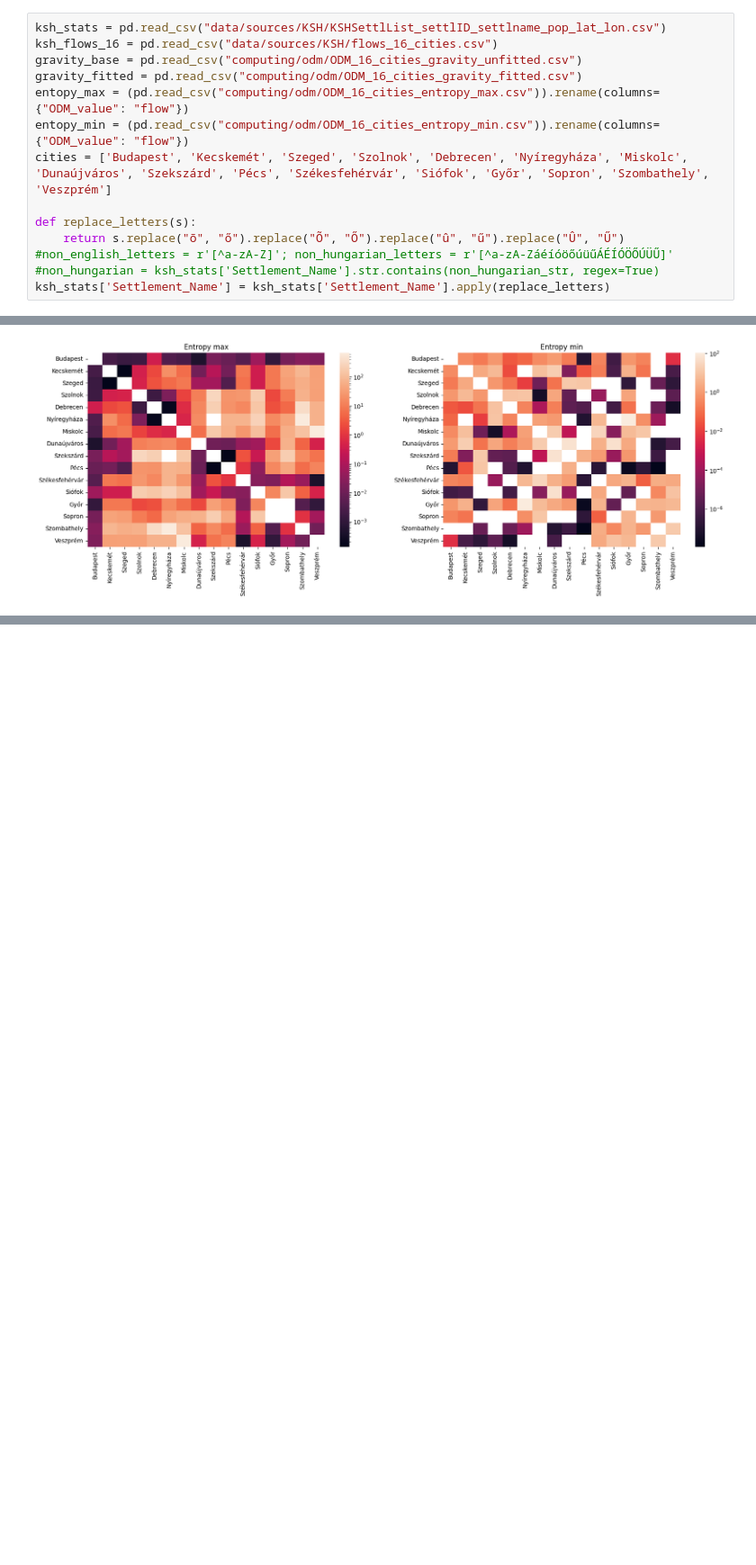
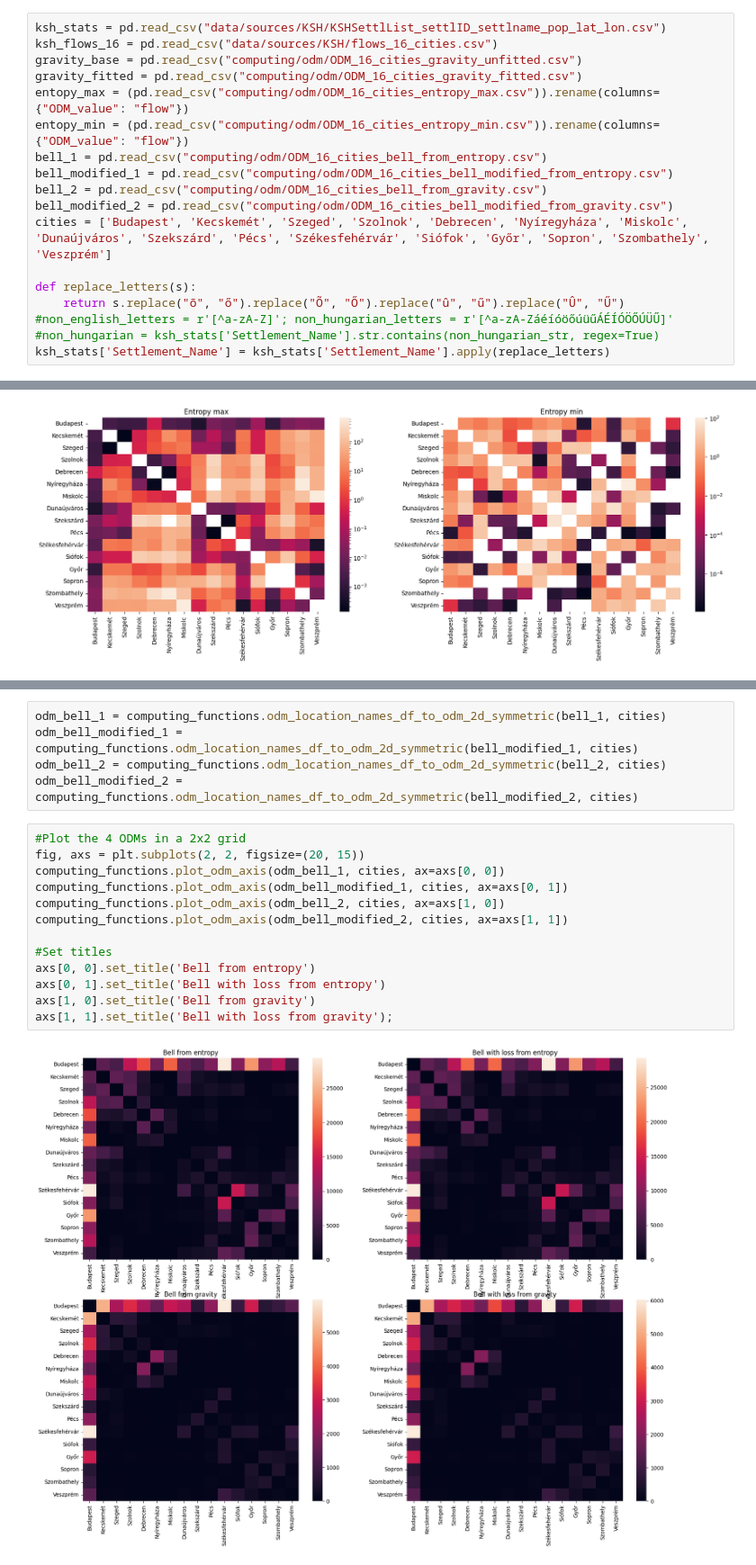
Before and after one commit to me9hanics/origin-destination-matrix-from-traffic, a Jupyter notebook: odm_comparisons.ipynb, the cells around one changed output, grey strips where cells are left out. Shown at 90% size. Drawn from its saved outputs; the diff is of its cells as text; blank space fills up the shorter version.

Commit message:
update comparisons with Bell model

```diff
--- a/odm_comparisons.ipynb
+++ b/odm_comparisons.ipynb
@@ -14,6 +22,10 @@ gravity_base = pd.read_csv("computing/odm/ODM_16_cities_gravity_unfitted.csv")
 gravity_fitted = pd.read_csv("computing/odm/ODM_16_cities_gravity_fitted.csv")
 entopy_max = (pd.read_csv("computing/odm/ODM_16_cities_entropy_max.csv")).rename(columns={"ODM_value": "flow"})
 entopy_min = (pd.read_csv("computing/odm/ODM_16_cities_entropy_min.csv")).rename(columns={"ODM_value": "flow"})
+bell_1 = pd.read_csv("computing/odm/ODM_16_cities_bell_from_entropy.csv")
+bell_modified_1 = pd.read_csv("computing/odm/ODM_16_cities_bell_modified_from_entropy.csv")
+bell_2 = pd.read_csv("computing/odm/ODM_16_cities_bell_from_gravity.csv")
+bell_modified_2 = pd.read_csv("computing/odm/ODM_16_cities_bell_modified_from_gravity.csv")
 cities = ['Budapest', 'Kecskemét', 'Szeged', 'Szolnok', 'Debrecen', 'Nyíregyháza', 'Miskolc', 'Dunaújváros', 'Szekszárd', 'Pécs', 'Székesfehérvár', 'Siófok', 'Győr', 'Sopron', 'Szombathely', 'Veszprém']
 
 def replace_letters(s):
@@ -184,0 +199,20 @@ computing_functions.plot_odm_axis(qr4, cities, ax=axs[1], log_scale=True, title=
+# %%
+odm_bell_1 = computing_functions.odm_location_names_df_to_odm_2d_symmetric(bell_1, cities)
+odm_bell_modified_1 = computing_functions.odm_location_names_df_to_odm_2d_symmetric(bell_modified_1, cities)
+odm_bell_2 = computing_functions.odm_location_names_df_to_odm_2d_symmetric(bell_2, cities)
+odm_bell_modified_2 = computing_functions.odm_location_names_df_to_odm_2d_symmetric(bell_modified_2, cities)
+# %%
+#Plot the 4 ODMs in a 2x2 grid
+fig, axs = plt.subplots(2, 2, figsize=(20, 15))
+computing_functions.plot_odm_axis(odm_bell_1, cities, ax=axs[0, 0])
+computing_functions.plot_odm_axis(odm_bell_modified_1, cities, ax=axs[0, 1])
+computing_functions.plot_odm_axis(odm_bell_2, cities, ax=axs[1, 0])
+computing_functions.plot_odm_axis(odm_bell_modified_2, cities, ax=axs[1, 1])
+
+#Set titles
+axs[0, 0].set_title('Bell from entropy')
+axs[0, 1].set_title('Bell with loss from entropy')
+axs[1, 0].set_title('Bell from gravity')
+axs[1, 1].set_title('Bell with loss from gravity');
+# %% [output]
+[figure, added]
```
Also changed, not shown: parts of 7 cells of this notebook.
